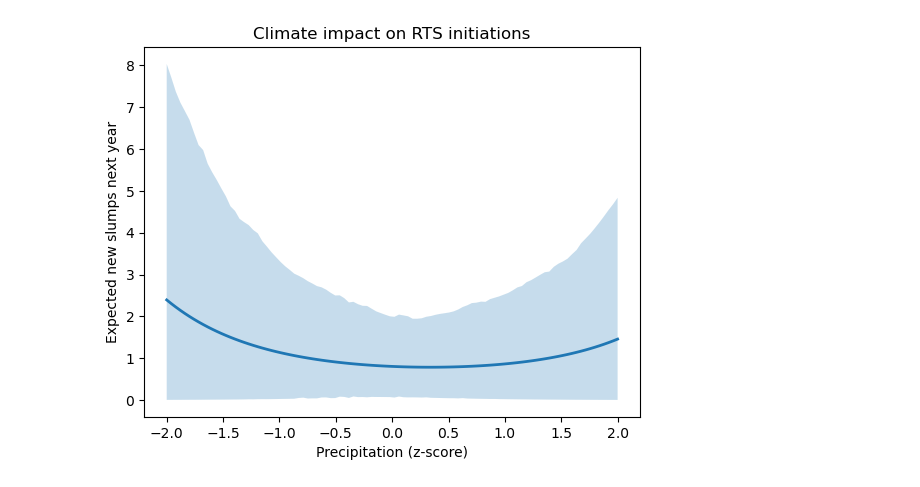
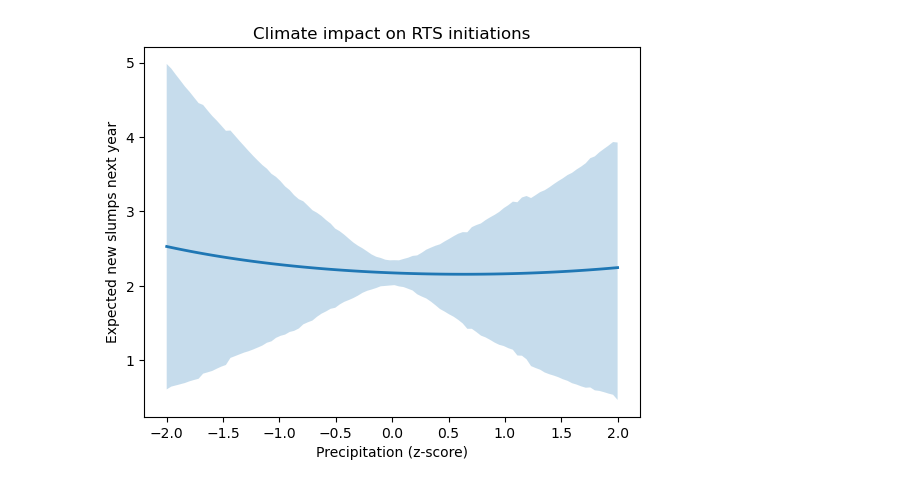
Before and after one commit to carlstadie/Bayesian_Stats, a Jupyter notebook: population modelling.ipynb, the cells around one changed output. Drawn from its saved outputs; the diff is of its cells as text; code cells hidden in the pictures.

```diff
--- a/population modelling.ipynb
+++ b/population modelling.ipynb
@@ -453,0 +263,37 @@ nu_grow        Student-t degrees-of-freedom
+# %%
+# build survival and growth data for the model, every row is a slump and every column is a year, 0,1 encoding alive or dead
+def build_surv_grow():
+    surv_size, surv_clim, surv_out, surv_idx = [], [], [], []   # add idx for id
+    grow_prev, grow_clim, grow_next          = [], [], []
+    for t in range(T-1):
+        for i in range(I):
+            if alive_mat[i, t]:
+                surv_size.append(log_area_mat[i, t])            # use log area for survival matrix
+                surv_clim.append(clim_mat[t])
+                surv_out.append(alive_mat[i, t+1])
+                surv_idx.append(i)
+
+                if alive_mat[i, t+1]:
+                    grow_prev.append(log_area_mat[i, t])
+                    grow_clim.append(clim_mat[t])
+                    grow_next.append(log_area_mat[i, t+1])
+
+    return map(np.asarray,
+               (surv_size, surv_clim, surv_out, surv_idx,
+                grow_prev, grow_clim, grow_next))
+
+(surv_size, surv_clim, surv_out, surv_idx,
+ grow_prev, grow_clim, grow_next) = build_surv_grow()
+
+# births:  z-score N_prev  +  climate already z-scored
+N_t        = alive_mat.sum(axis=0)
+birth_cnts = (df[df.new_init == 1]
+                .groupby("year").size()
+                .reindex(range(T), fill_value=0)
+                .values)
+
+birth_clim = clim_mat[1:]
+N_prev     = (N_t[:-1] - N_t[:-1].mean()) / N_t[:-1].std()
+
+ice_area   = 100                                            # ice area in m², used for scaling births
+ice_offset = np.log(ice_area) * np.ones_like(birth_cnts[1:])# log area offset for births, to stabilize the model
@@ -496,26 +745,26 @@ plt.legend(); plt.show()
 # %%
 #The elasticities of the growth model can be visualised to see how sensitive the growth is to changes in climate variables.
-alpha_i = trace.posterior["alpha_init"].stack(samples=("chain","draw")).values
+alpha_i = trace.posterior["alpha_grow"].stack(samples=("chain","draw")).values
 phi     = trace.posterior["phi"].stack(samples=("chain","draw")).values
 delta   = trace.posterior["delta_clim"].stack(samples=("chain","draw")).values
 
 N_mean  = N_prev.mean()
 prec_grid = grid
 init_preds = []
 
 for prec in prec_grid:
     X = np.array([0, prec, 0])            # vary precipitation only
     loglam = alpha_i + phi * N_mean + (delta.T @ X)
     init_preds.append(np.exp(loglam))
 
 init_preds = np.array(init_preds)
 init_mean  = init_preds.mean(1)
 init_hdi   = az.hdi(init_preds.T, 0.94)
 
 plt.fill_between(prec_grid, init_hdi[:,0], init_hdi[:,1], alpha=.25)
 plt.plot(prec_grid, init_mean, lw=2)
 plt.xlabel("Precipitation (z-score)")
 plt.ylabel("Expected new slumps next year")
 plt.title("Climate impact on RTS initiations"); plt.show()
 # %% [output]
-[figure, old version]
+[figure, new version]
```
Also changed, not shown: parts of 12 cells of this notebook, 1 other file.
